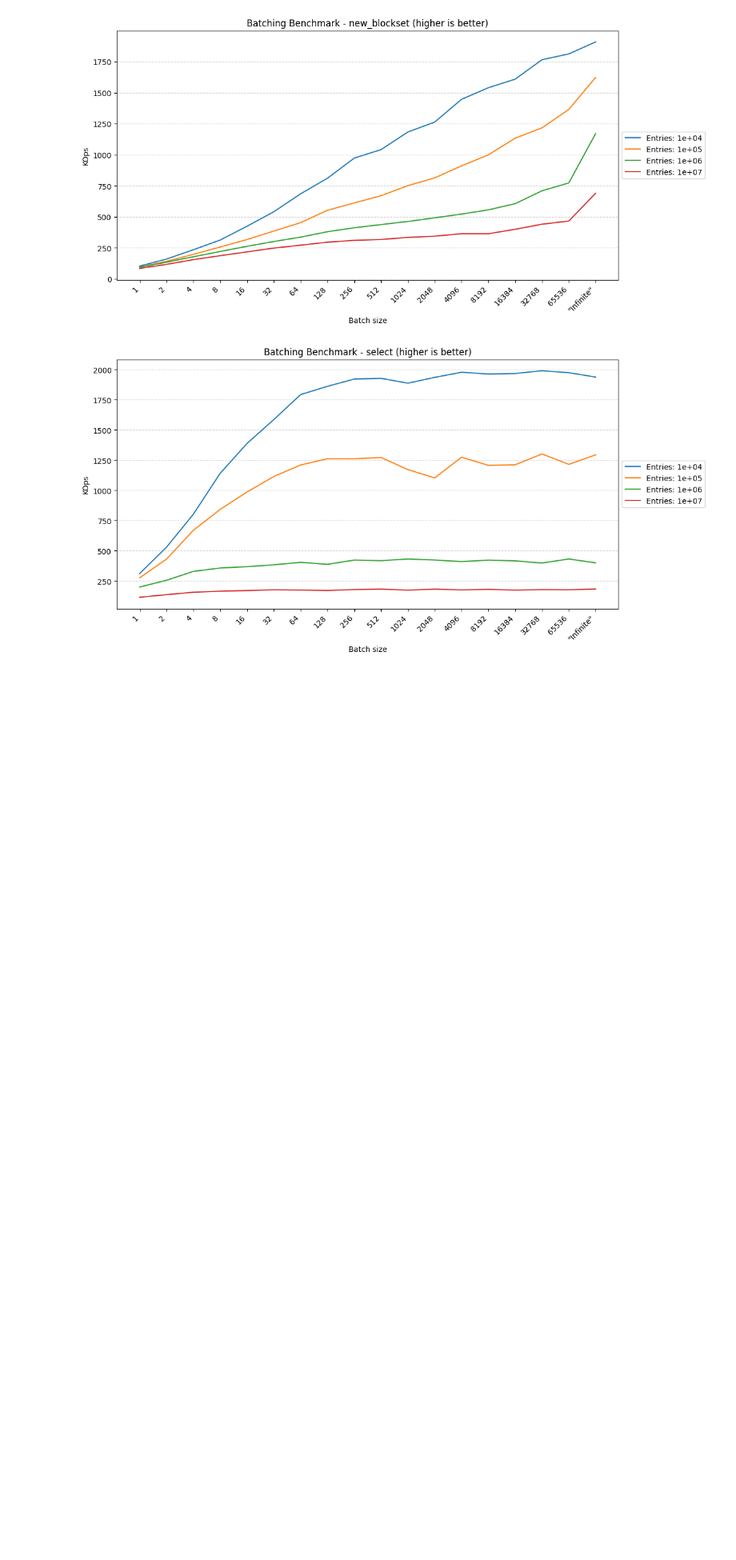
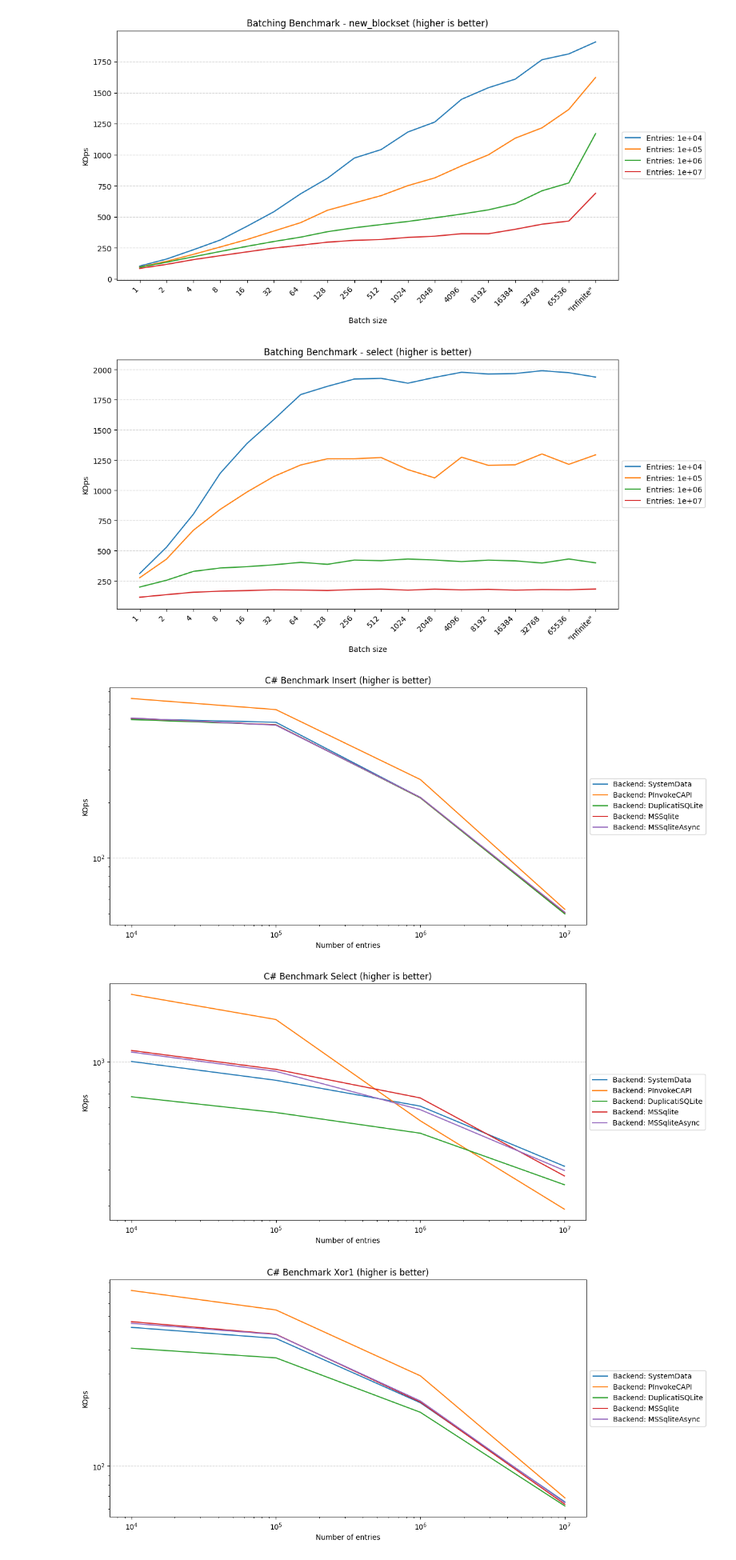
Before and after one commit to carljohnsen/duplicati-blogpost, a Jupyter notebook: WIP-sqlite/benchmark/plotting.ipynb, the cells around one changed output. Shown at 80% size. Saved outputs shown, nothing was run; the diff lists cells and outputs as text; code cells hidden in the pictures; blank space fills up the shorter version.

Commit message:
Added C# plots

```diff
--- a/WIP-sqlite/benchmark/plotting.ipynb
+++ b/WIP-sqlite/benchmark/plotting.ipynb
@@ -19,7 +21,7 @@ def read_schemas(filename):
         for match in matches:
             subsub_dict = dict()
             subsub = match.removeprefix(f'{filename}_{sub}_').removesuffix('.csv')
-            with open(f'reports/{match}', 'r') as f:
+            with open(f'{reports_folder}/{match}', 'r') as f:
                 lines = f.readlines()
             column_names = lines[0].strip().split(',')
             for line in lines[1:]:
@@ -68,7 +70,7 @@ def read_pragmas():
         for match in matches:
             subsub = match.removeprefix(f'pragmas_{b}_').removesuffix('.csv')
             result[b][subsub] = dict()
-            with open(f'reports/{match}', 'r') as f:
+            with open(f'{reports_folder}/{match}', 'r') as f:
                 lines = f.readlines()
             column_names = lines[0].strip().split(',')
             for line in lines[1:]:
@@ -225,7 +227,7 @@ def load_parallel_data():
     result = dict()
     for b in benchmarks:
         result[b] = dict()
-        with open(f'reports/parallel_{b}.csv', 'r') as f:
+        with open(f'{reports_folder}/parallel_{b}.csv', 'r') as f:
             lines = f.readlines()
         column_names = lines[0].strip().split(',')
         e_idx = column_names.index('num_entries')
@@ -271,14 +273,14 @@ plot_parallel()
 [figure]
 [figure]
 # %%
-benchmarks = list([f.removeprefix('parallel_').removesuffix('.csv') for f in reports if f.startswith('parallel')])
+benchmarks = list([f.removeprefix('batching_').removesuffix('.csv') for f in reports if f.startswith('batching')])
 
 # Batching benchmarks
 def load_batching_data():
     result = dict()
     for b in benchmarks:
         result[b] = dict()
-        with open(f'reports/batching_{b}.csv', 'r') as f:
+        with open(f'{reports_folder}/batching_{b}.csv', 'r') as f:
             lines = f.readlines()
         column_names = lines[0].strip().split(',')
         e_idx = column_names.index('num_entries')
@@ -328,3 +330,52 @@ plot_batching()
 [figure]
 [figure]
 [figure]
+# %%
+backends = list([f.removeprefix('sqlite_bench.').removesuffix('-report.csv') for f in reports if f.startswith('sqlite_bench.')])
+
+def parse_cs_report_files():
+    result = dict()
+    for b in backends:
+        with open(f'{reports_folder}/sqlite_bench.{b}-report.csv', 'r') as f:
+            lines = f.readlines()
+        column_names = lines[0].strip().split(',')
+        method_idx = column_names.index('Method')
+        e_idx = column_names.index('NumEntries')
+        k_idx = column_names.index('K rows/sec (avg)')
+
+        for line in lines[1:]:
+            values = next(csv.reader([line.strip()]))
+            entries = int(values[e_idx])
+            method = values[method_idx]
+            kops = float(values[k_idx])
+            if method not in result:
+                result[method] = dict()
+            if b not in result[method]:
+                result[method][b] = dict()
+            result[method][b][entries] = kops
+
+    return result
+
+values = parse_cs_report_files()
+def plot_batching():
+    for b in values.keys():
+        plt.figure(figsize=(12, 6))
+        plt.grid(axis='y', linestyle='--', alpha=0.5)
+        for be in backends:
+            xs = list(values[b][be].keys())
+            ys = list(values[b][be].values())
+            plt.plot(xs, ys, label=f'Backend: {be}')
+
+        plt.xlabel('Number of entries')
+        plt.ylabel('KOps')
+        plt.title(f'C# Benchmark {b} (higher is better)')
+        plt.legend(loc='center left', bbox_to_anchor=(1, 0.5))
+        plt.xscale('log')
+        plt.yscale('log')
+        plt.show()
+
+plot_batching()
+# %% [output]
+[figure, added]
+[figure, added]
+[figure, added]
```
Also changed, not shown: parts of 3 cells of this notebook.
